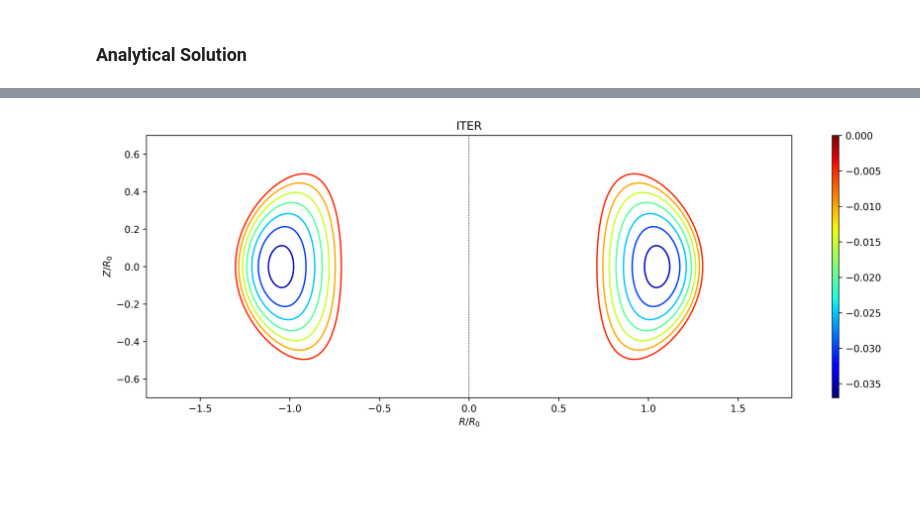
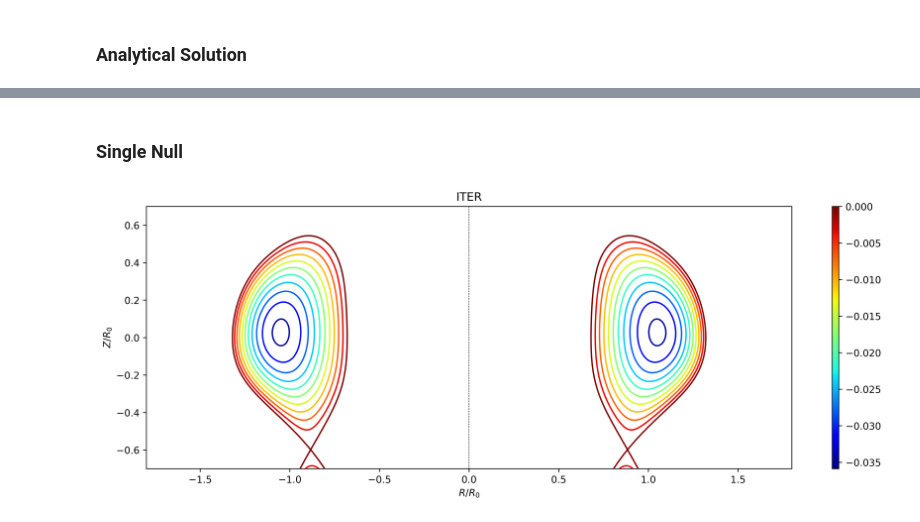
Before and after one commit to akaptano/deepxde_copy, a Jupyter notebook: gs-2d-surrogate/cefron/ITER/cefron_ITER_replication.ipynb, the cells around one changed output, grey strips where cells are left out. Drawn from its saved outputs; the diff is of its cells as text; code cells hidden in the pictures; blank space fills up the shorter version.

Commit message:
cleaned up all configurations with adjustable plot param

```diff
--- a/gs-2d-surrogate/cefron/ITER/cefron_ITER_replication.ipynb
+++ b/gs-2d-surrogate/cefron/ITER/cefron_ITER_replication.ipynb
@@ -118,0 +169,21 @@ psi_true[psi_true>0] = 0.000
+# %%
+from matplotlib.pyplot import colorbar, Normalize, show, subplots
+from matplotlib.cm import ScalarMappable, jet, inferno
+plt.rcParams['figure.dpi'] = 600
+D = np.linspace(-0.035,0.0,11)
+
+# Plot psi_true
+fig,ax=plt.subplots(1,1,figsize=(15,5))
+norm = Normalize(vmin=np.min(psi_true), vmax=0)
+cmap = jet
+sm = ScalarMappable(cmap=cmap, norm=norm)
+cp = ax.contour(x, y, psi_true,norm=norm,cmap=cmap,levels=D)
+
+ax.set_title('ITER')
+ax.set_xlabel('$R/R_{0}$')
+ax.set_ylabel('$Z/R_{0}$')
+ax.axis(xmin=-1.8,xmax=1.8,ymin=-0.7, ymax=0.7)
+ax.axvline(x=0.0, linestyle='--', linewidth=0.5, color='black')
+
+colorbar(sm, aspect=40)
+plt.show()
@@ -119,22 +192,44 @@ psi_true[psi_true>0] = 0.000
+# %% [markdown]
+### Single Null
+# %%
+import sys; sys.path.insert(0, '../../utils/')
+from gs_solovev_sol import GS_Linear
+# tokamak = GS_Linear(A=-0.155, eps= 2/6.2, kappa=1.6, delta=0.4)
+ITER = GS_Linear(A=-0.155, eps= 0.32, kappa=1.7, delta=0.33,divertor=1)
+
+# make mesh
+nx = 300
+ny = 300
+zoom = 0.2
+x, y = np.meshgrid(
+    np.append(np.linspace(1 - ITER.eps - zoom, 1 + ITER.eps+zoom, nx),
+            np.linspace(-(1 - ITER.eps-zoom), -(1 + ITER.eps+zoom), nx)),
+    np.linspace(-ITER.kappa * ITER.eps-zoom, ITER.kappa * ITER.eps+zoom, ny),
+)
+
+X = np.vstack((np.ravel(x), np.ravel(y))).T
+
+psi_true = ITER.visualize(X,nx,ny*2)
+# psi_true[psi_true>0] = 0.000
 # %%
 from matplotlib.pyplot import colorbar, Normalize, show, subplots
 from matplotlib.cm import ScalarMappable, jet, inferno
 plt.rcParams['figure.dpi'] = 600
 
 # Plot psi_true
 fig,ax=plt.subplots(1,1,figsize=(15,5))
 norm = Normalize(vmin=np.min(psi_true), vmax=0)
 cmap = jet
 sm = ScalarMappable(cmap=cmap, norm=norm)
-cp = ax.contour(x, y, psi_true,norm=norm,cmap=cmap)
+cp = ax.contour(x, y, psi_true,norm=norm,cmap=cmap,levels=D)
 
 ax.set_title('ITER')
 ax.set_xlabel('$R/R_{0}$')
 ax.set_ylabel('$Z/R_{0}$')
 ax.axis(xmin=-1.8,xmax=1.8,ymin=-0.7, ymax=0.7)
 ax.axvline(x=0.0, linestyle='--', linewidth=0.5, color='black')
 
 colorbar(sm, aspect=40)
 plt.show()
 # %% [output]
-[figure, old version]
+[figure, new version]
```
Also changed, not shown: parts of 6 cells of this notebook, 1 other file.
